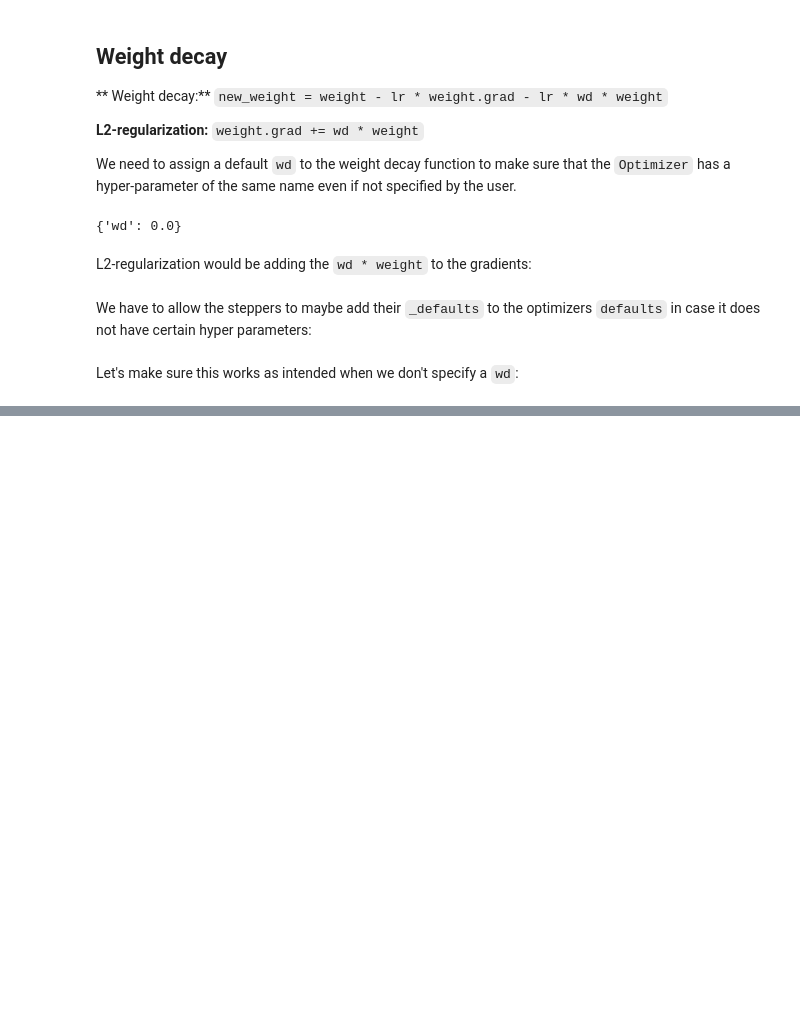
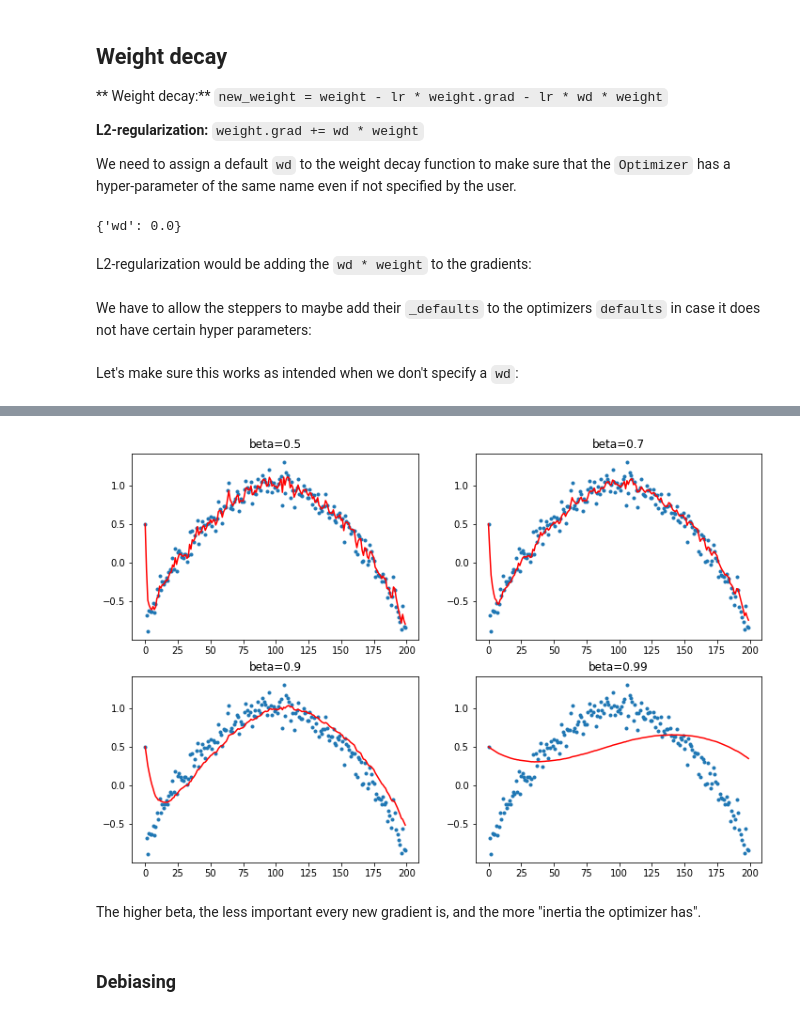
Before and after one commit to fg91/fastai_deep_learning_from_the_foundations, a Jupyter notebook: 09_optimizers.ipynb, the cells around one changed output, grey strips where cells are left out. Drawn from its saved outputs; the diff is of its cells as text; code cells hidden in the pictures; blank space fills up the shorter version.

```diff
--- a/09_optimizers.ipynb
+++ b/09_optimizers.ipynb
@@ -256,0 +387,8 @@ valid: [1.4918466796875, tensor(0.4680, device='cuda:0')]
+# %%
+plot_mom(mom2)
+# %% [output]
+[figure, added]
+# %% [markdown]
+The higher beta, the less important every new gradient is, and the more "inertia the optimizer has".
+# %% [markdown]
+### Debiasing
```
Also changed, not shown: parts of 57 cells of this notebook, 1 other file.
